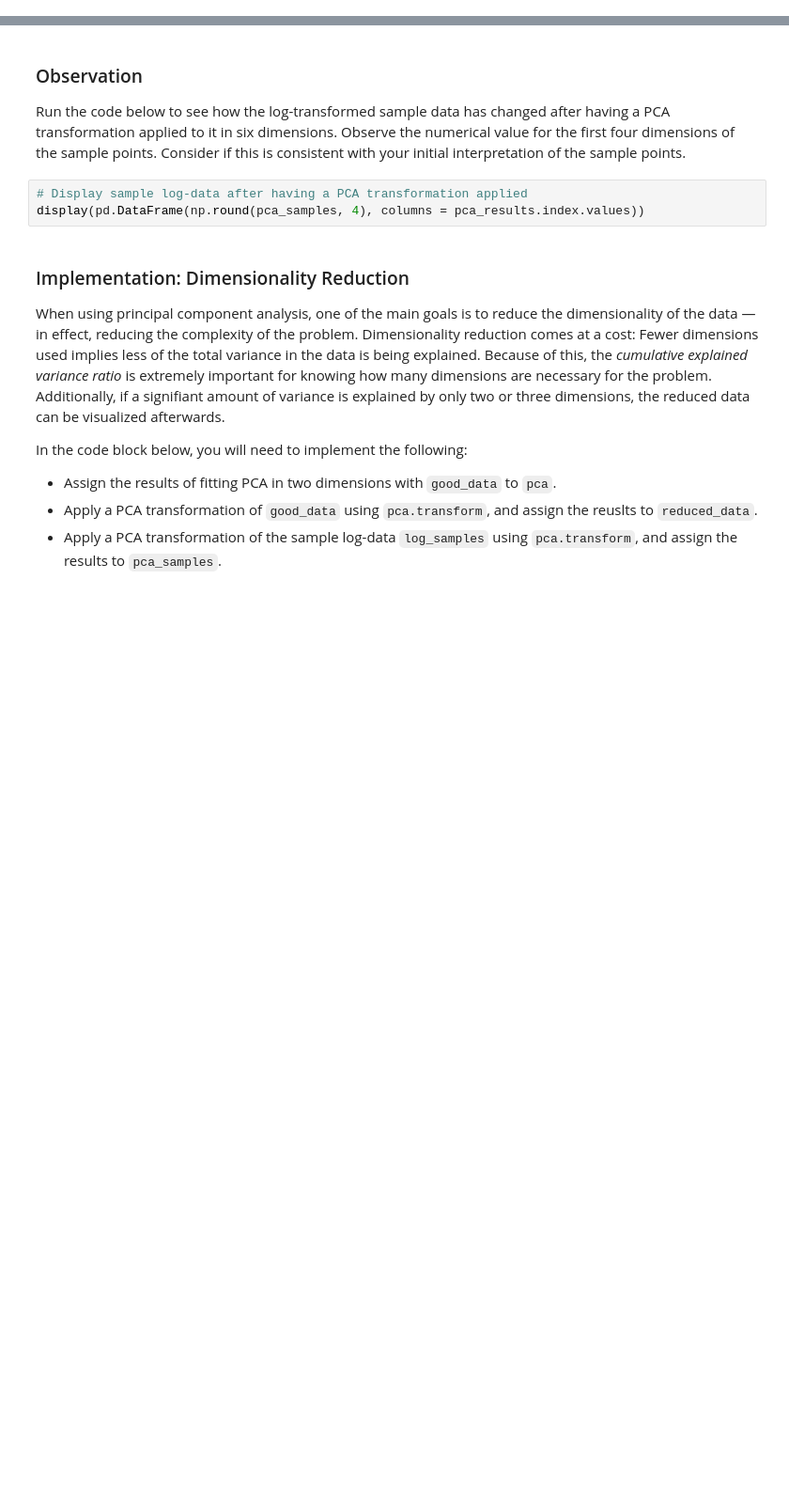
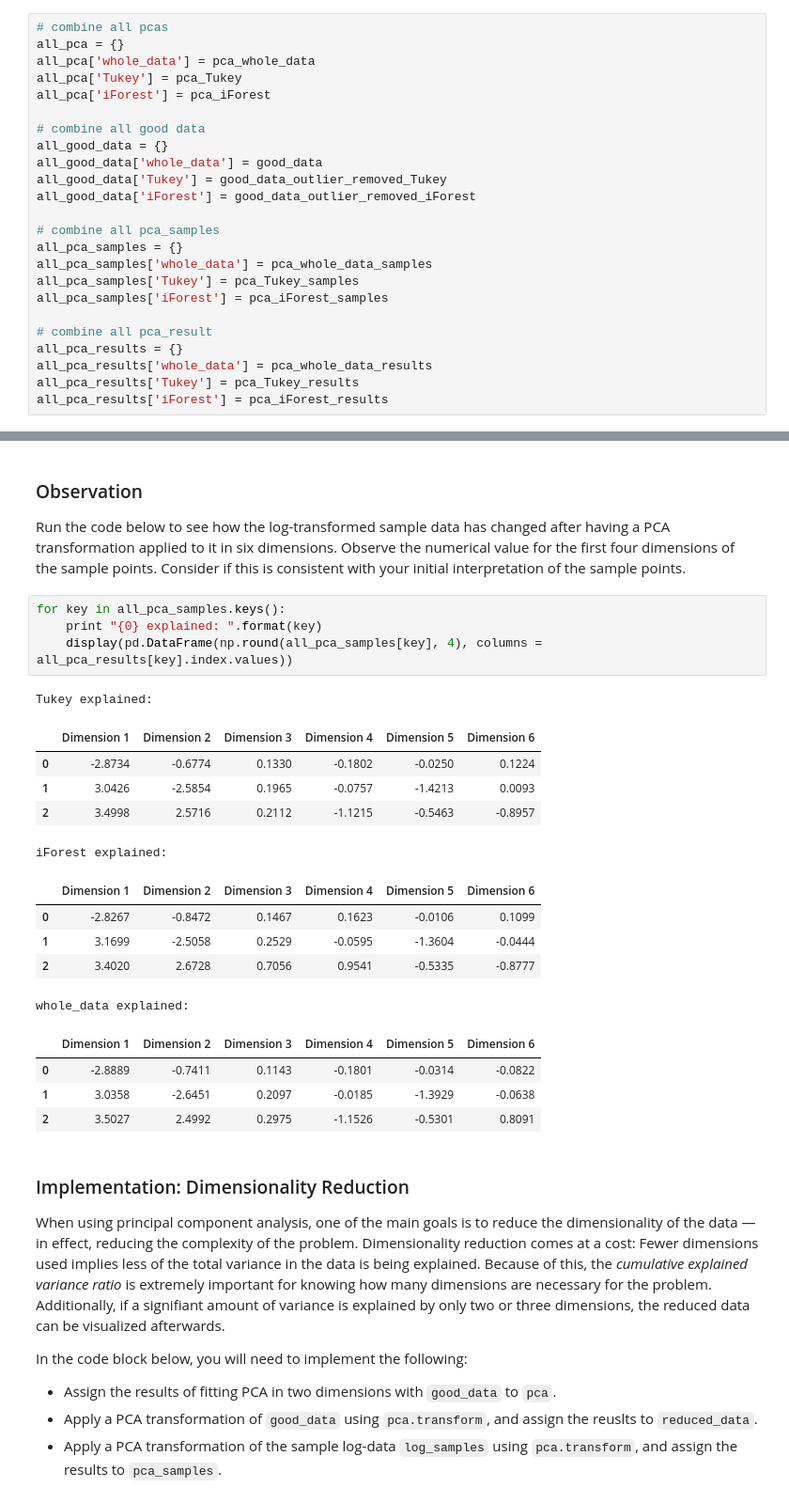
Before and after one commit to afcarl/Udacity-MLND-Project3, a Jupyter notebook: customer_segments.ipynb, the cells around one changed output, grey strips where cells are left out. Shown at 94% size. Drawn from its saved outputs; the diff is of its cells as text; blank space fills up the shorter version.

```diff
--- a/customer_segments.ipynb
+++ b/customer_segments.ipynb
@@ -715,6 +715,30 @@ The three PCA results show quite a bit of differences. Thus, the answer of the b
 
 Yes. It changes the results and affects assumptions.
 Thus, following the guideline of the website, I will analysis both with and without outliers, then compare the results.
+# %%
+# combine all pcas
+all_pca = {}
+all_pca['whole_data'] = pca_whole_data
+all_pca['Tukey'] = pca_Tukey
+all_pca['iForest'] = pca_iForest
+
+# combine all good data
+all_good_data = {}
+all_good_data['whole_data'] = good_data
+all_good_data['Tukey'] = good_data_outlier_removed_Tukey
+all_good_data['iForest'] = good_data_outlier_removed_iForest
+
+# combine all pca_samples
+all_pca_samples = {}
+all_pca_samples['whole_data'] = pca_whole_data_samples
+all_pca_samples['Tukey'] = pca_Tukey_samples
+all_pca_samples['iForest'] = pca_iForest_samples
+
+# combine all pca_result
+all_pca_results = {}
+all_pca_results['whole_data'] = pca_whole_data_results
+all_pca_results['Tukey'] = pca_Tukey_results
+all_pca_results['iForest'] = pca_iForest_results
 # %% [markdown]
 ### Question 5
 *How much variance in the data is explained* ***in total*** *by the first and second principal component? What about the first four principal components? Using the visualization provided above, discuss what the first four dimensions best represent in terms of customer spending.*
@@ -781,9 +828,26 @@ Total Variance explained by first four principal components: 0.9306
 # %% [markdown]
 ### Observation
 Run the code below to see how the log-transformed sample data has changed after having a PCA transformation applied to it in six dimensions. Observe the numerical value for the first four dimensions of the sample points. Consider if this is consistent with your initial interpretation of the sample points.
-# %%
-# Display sample log-data after having a PCA transformation applied
-display(pd.DataFrame(np.round(pca_samples, 4), columns = pca_results.index.values))
+# %%
+for key in all_pca_samples.keys():
+    print "{0} explained: ".format(key)
+    display(pd.DataFrame(np.round(all_pca_samples[key], 4), columns = all_pca_results[key].index.values))
+# %% [output]
+Tukey explained:
+|  | Dimension 1 | Dimension 2 | Dimension 3 | Dimension 4 | Dimension 5 | Dimension 6 |
+| 0 | -2.8734 | -0.6774 | 0.1330 | -0.1802 | -0.0250 | 0.1224 |
+| 1 | 3.0426 | -2.5854 | 0.1965 | -0.0757 | -1.4213 | 0.0093 |
+| 2 | 3.4998 | 2.5716 | 0.2112 | -1.1215 | -0.5463 | -0.8957 |
+iForest explained:
+|  | Dimension 1 | Dimension 2 | Dimension 3 | Dimension 4 | Dimension 5 | Dimension 6 |
+| 0 | -2.8267 | -0.8472 | 0.1467 | 0.1623 | -0.0106 | 0.1099 |
+| 1 | 3.1699 | -2.5058 | 0.2529 | -0.0595 | -1.3604 | -0.0444 |
+| 2 | 3.4020 | 2.6728 | 0.7056 | 0.9541 | -0.5335 | -0.8777 |
+whole_data explained:
+|  | Dimension 1 | Dimension 2 | Dimension 3 | Dimension 4 | Dimension 5 | Dimension 6 |
+| 0 | -2.8889 | -0.7411 | 0.1143 | -0.1801 | -0.0314 | -0.0822 |
+| 1 | 3.0358 | -2.6451 | 0.2097 | -0.0185 | -1.3929 | -0.0638 |
+| 2 | 3.5027 | 2.4992 | 0.2975 | -1.1526 | -0.5301 | 0.8091 |
 # %% [markdown]
 ### Implementation: Dimensionality Reduction
 When using principal component analysis, one of the main goals is to reduce the dimensionality of the data — in effect, reducing the complexity of the problem. Dimensionality reduction comes at a cost: Fewer dimensions used implies less of the total variance in the data is being explained. Because of this, the *cumulative explained variance ratio* is extremely important for knowing how many dimensions are necessary for the problem. Additionally, if a signifiant amount of variance is explained by only two or three dimensions, the reduced data can be visualized afterwards.
```
Also changed, not shown: parts of 11 cells of this notebook.
